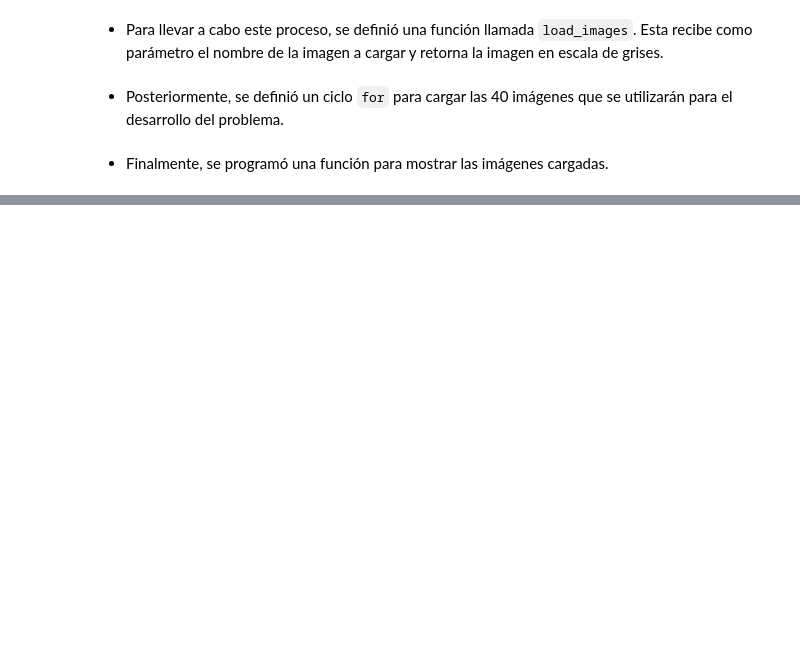
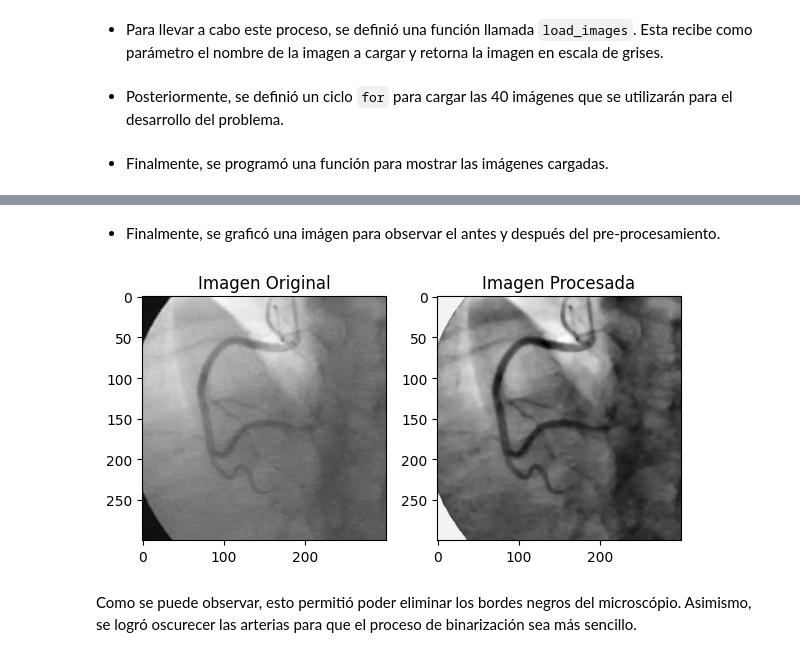
Before and after one commit to stefanoaragoni/Proyecto1_VisionComputadora, a Jupyter notebook: Problema1.ipynb, the cells around one changed output, grey strips where cells are left out. Saved outputs shown, nothing was run; the diff lists cells and outputs as text; code cells hidden in the pictures; blank space fills up the shorter version.

```diff
--- a/Problema1.ipynb
+++ b/Problema1.ipynb
@@ -68,0 +130,11 @@ for i in range(1, 21):
+# %%
+def filters(imagen):
+
+    # Histogram Equalization
+    clahe = cv2.createCLAHE(clipLimit=2.0, tileGridSize=(8, 8))
+    clahe_img = clahe.apply(imagen)
+
+    # Aplicar filtro de la medianas
+    final_img = cv2.medianBlur(clahe_img, 5)
+
+    return final_img
@@ -68,0 +143,33 @@ for i in range(1, 21):
+# %%
+for i in range(0, 20):
+
+    original_img = original_images[i].copy()
+
+    # Remover las partes negras de la imagen
+    without_black = replace_black(original_img)
+
+    # Aplicar filtros
+    filtered_img = filters(without_black)
+
+    # Almacenar cambios en el array de imágenes procesadas
+    processed_images.append(filtered_img)
+# %% [markdown]
+- Finalmente, se graficó una imágen para observar el antes y después del pre-procesamiento.
+# %%
+# Se grafican las imágenes
+plt.figure(figsize=(9, 4))
+
+plt.subplot(1, 3, 1)
+plt.imshow(original_images[0], cmap='gray')
+plt.title('Imagen Original')
+
+plt.subplot(1, 3, 2)
+plt.imshow(processed_images[0], cmap='gray')
+plt.title('Imagen Procesada')
+
+plt.tight_layout()
+plt.show()
+# %% [output]
+[figure, added]
+# %% [markdown]
+Como se puede observar, esto permitió poder eliminar los bordes negros del microscópio. Asimismo, se logró oscurecer las arterias para que el proceso de binarización sea más sencillo.
```
Also changed, not shown: parts of 9 cells of this notebook.
